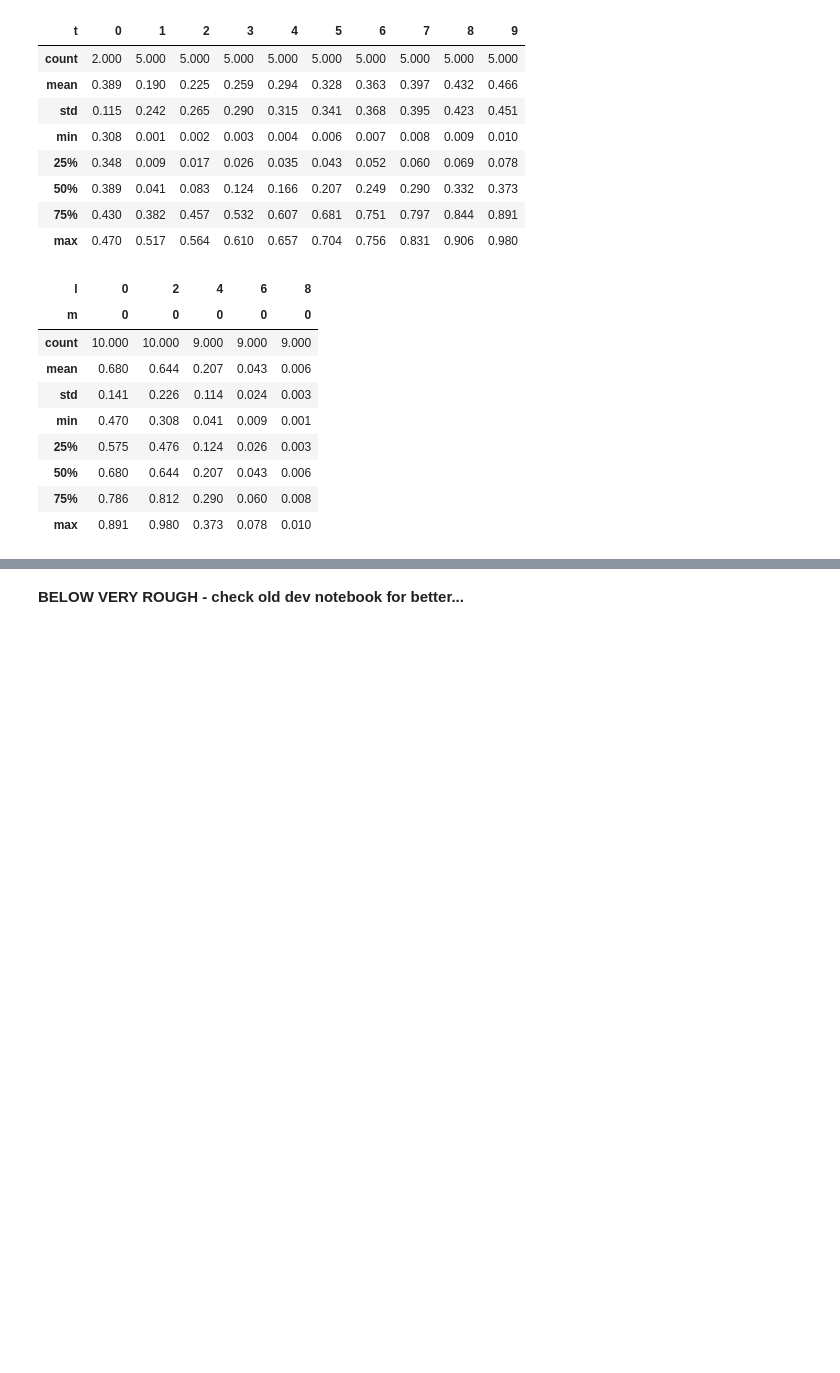
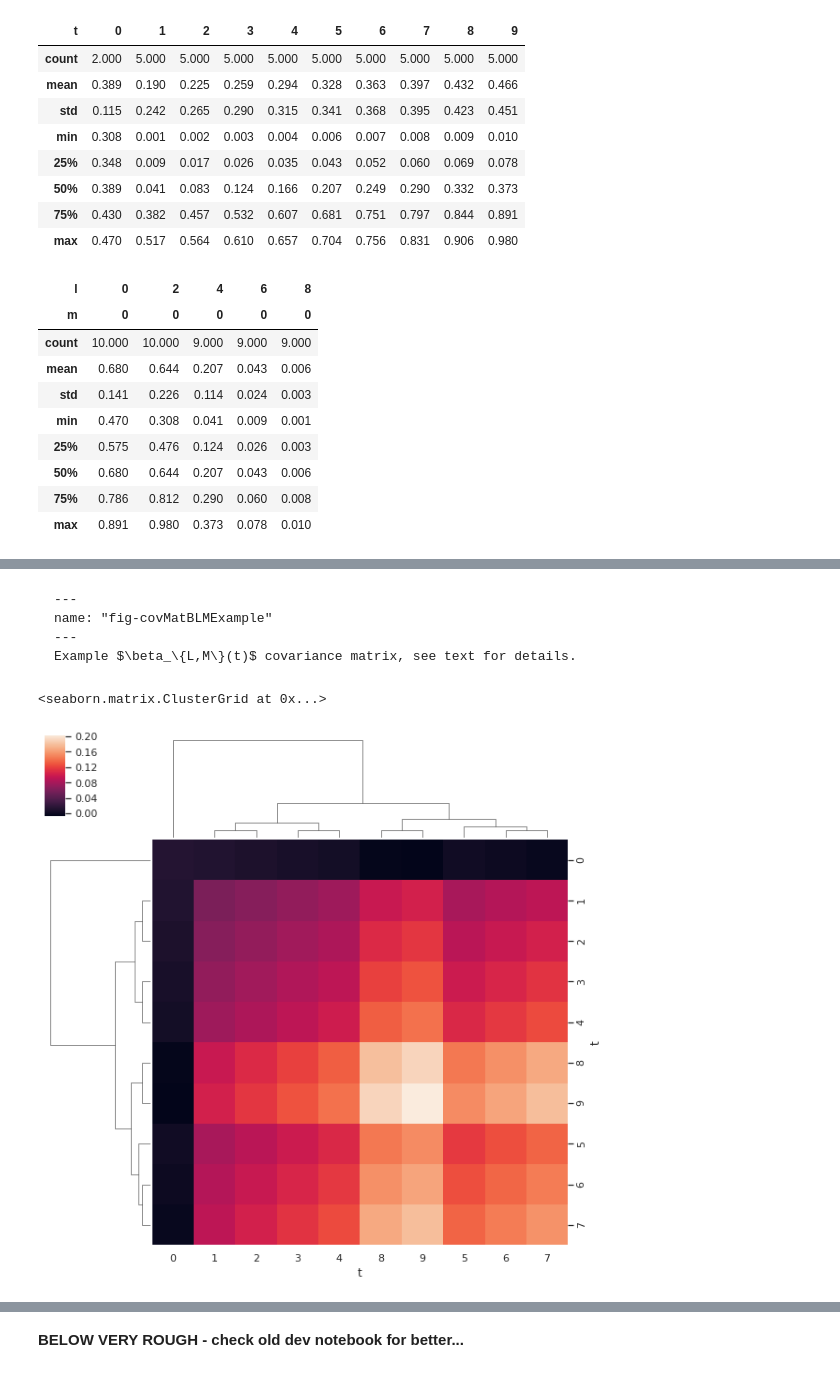
Before and after one commit to phockett/Quantum-Metrology-with-Photoelectrons-Vol3, a Jupyter notebook: doc-source/part1/theory_info_content_221122.ipynb, the cells around one changed output, grey strips where cells are left out. Saved outputs shown, nothing was run; the diff lists cells and outputs as text; code cells hidden in the pictures; blank space fills up the shorter version.

Commit message:
Main text updates to 29/03/23, builds OK. (Current GH pages version.)

````diff
--- a/doc-source/part1/theory_info_content_221122.ipynb
+++ b/doc-source/part1/theory_info_content_221122.ipynb
@@ -231,0 +280,22 @@ BetaNormLinearADMsPD.T.describe()
+# %%
+# import pandas as pd
+# import holoviews as hv
+# import hvplot.pandas
+# hv.extension('bokeh')
+
+# Compute covariance matrix with Pandas
+# Note this is the pairwise covariance of the columns,
+# see https://pandas.pydata.org/pandas-docs/stable/reference/api/pandas.DataFrame.cov.html
+covMat = BetaNormLinearADMsPD.cov()
+# covMat.name = "Covariance"
+# Plot with holoviews
+# hv.HeatMap(covMat, kdims='t')
+# import hvplot.pandas
+figObj = covMat.hvplot.heatmap(cmap='viridis')
+
+# hvds = hv.Dataset(daPlot)
+# hvmap = hvds.to(hv.HeatMap, kdims=kdims)
+
+# Import routines for density calculation and plotting - FAILS, needs da with specific props
+# from epsproc.calc import density
+# density.matPlot(covMat)
@@ -231,0 +308,14 @@ BetaNormLinearADMsPD.T.describe()
+# %% [markdown]
+```{glue:figure} covMatBLMExample
+---
+name: "fig-covMatBLMExample"
+---
+Example $\beta_\{L,M\}(t)$ covariance matrix, see text for details.
+```
+# %%
+# Seaborn also has nice cluster plotting routines, which include sorting by similarity
+import seaborn as sns
+sns.clustermap(covMat)
+# %% [output]
+<seaborn.matrix.ClusterGrid at 0x...>
+[figure, added]
````
Also changed, not shown: parts of 31 cells of this notebook, 5 other files.
